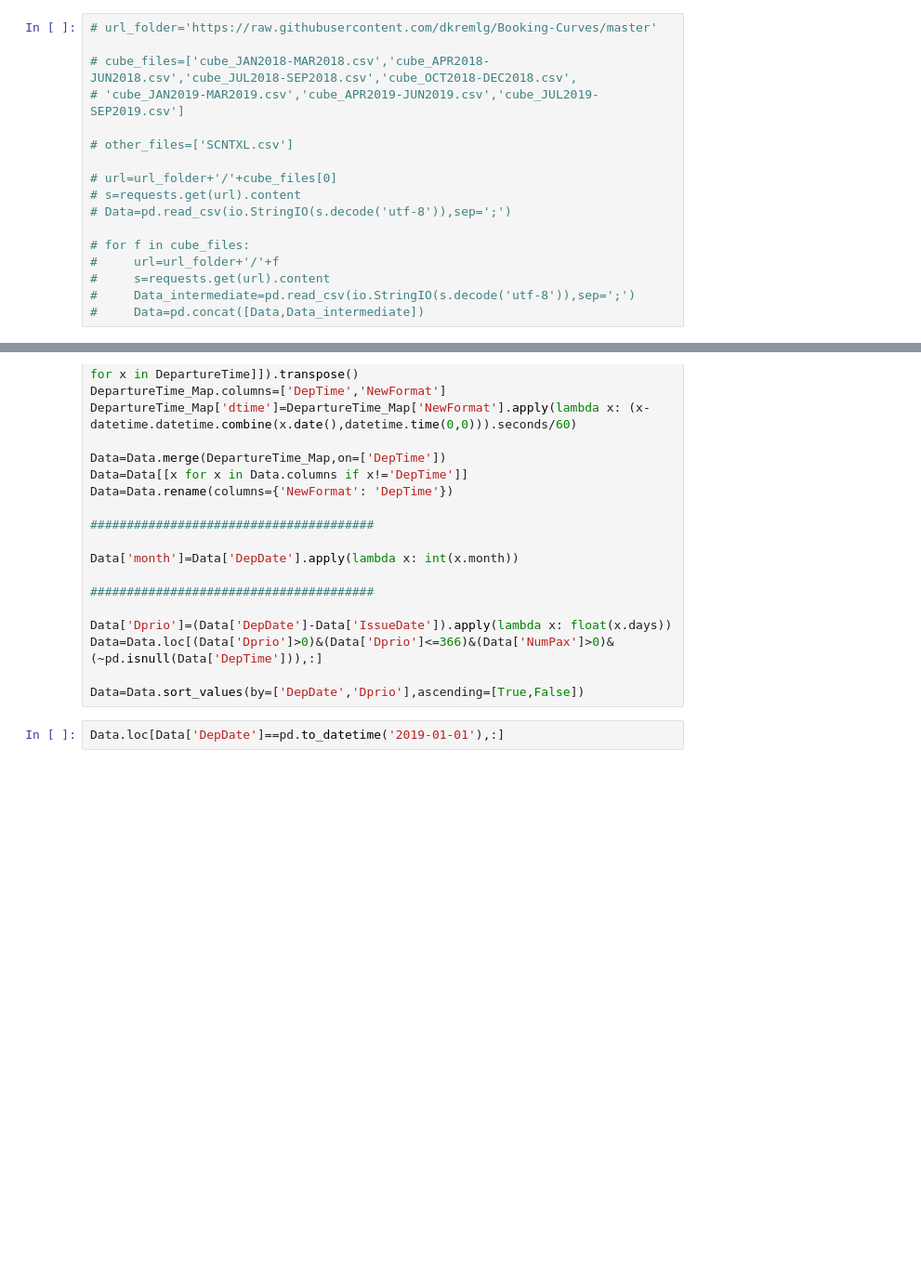
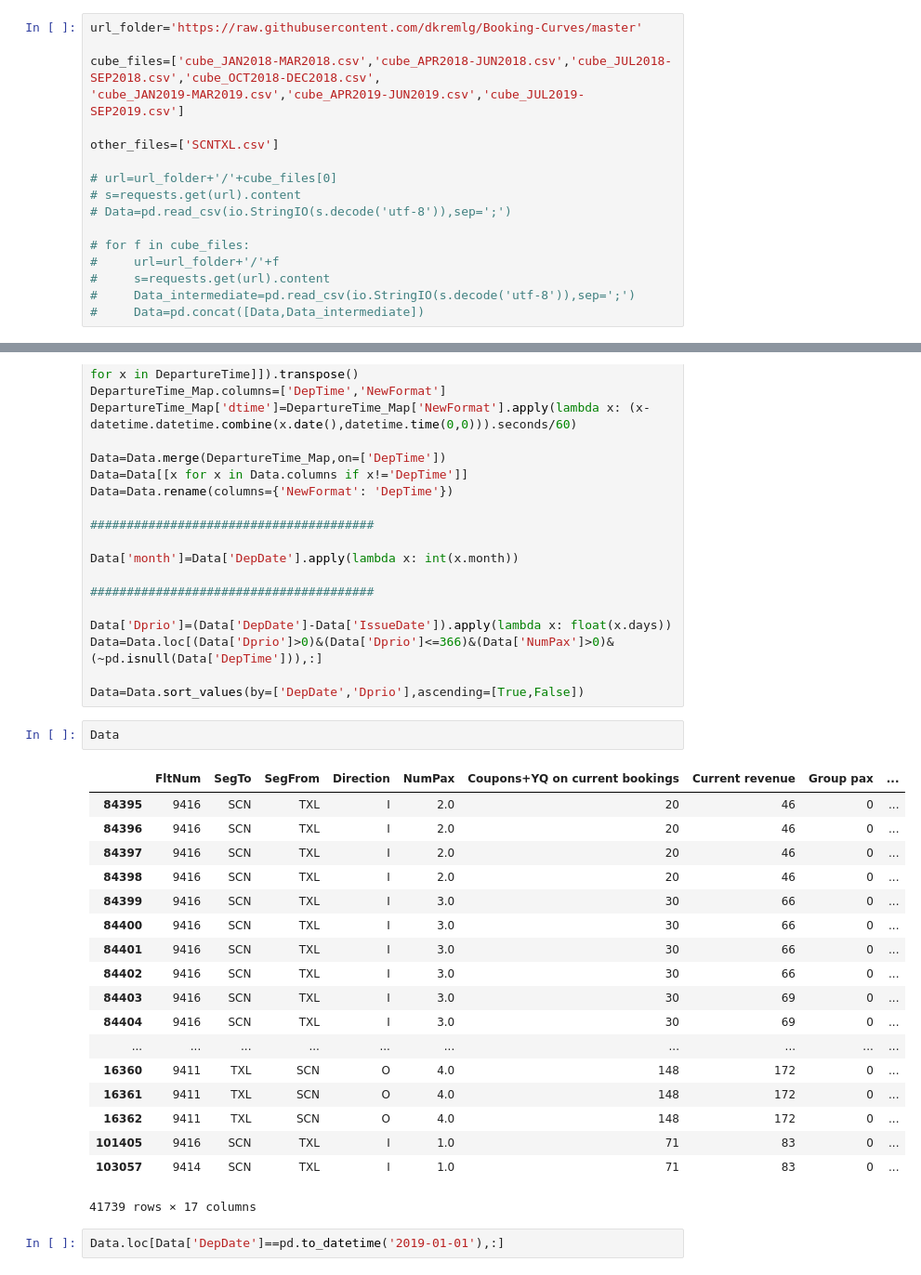
Before and after one commit to dkremlg/Booking-Curves, a Jupyter notebook: Prepare_Pax_Data.ipynb, the cells around one changed output, grey strips where cells are left out. Shown: that part at 93% size. Drawn from its saved outputs; the diff is of its cells as text; blank space fills up the shorter version.

Commit message:
Commit of updated input data

```diff
--- a/Prepare_Pax_Data.ipynb
+++ b/Prepare_Pax_Data.ipynb
@@ -23,12 +23,12 @@ Data=pd.read_csv(io.StringIO(s.decode('utf-8')),sep=';')
 
 other_files=['SCNTXL.csv']
 # %%
-# url_folder='https://raw.githubusercontent.com/dkremlg/Booking-Curves/master'
+url_folder='https://raw.githubusercontent.com/dkremlg/Booking-Curves/master'
 
-# cube_files=['cube_JAN2018-MAR2018.csv','cube_APR2018-JUN2018.csv','cube_JUL2018-SEP2018.csv','cube_OCT2018-DEC2018.csv',
-# 'cube_JAN2019-MAR2019.csv','cube_APR2019-JUN2019.csv','cube_JUL2019-SEP2019.csv']
+cube_files=['cube_JAN2018-MAR2018.csv','cube_APR2018-JUN2018.csv','cube_JUL2018-SEP2018.csv','cube_OCT2018-DEC2018.csv',
+'cube_JAN2019-MAR2019.csv','cube_APR2019-JUN2019.csv','cube_JUL2019-SEP2019.csv']
 
-# other_files=['SCNTXL.csv']
+other_files=['SCNTXL.csv']
 
 # url=url_folder+'/'+cube_files[0]
 # s=requests.get(url).content
@@ -168,6 +168,27 @@ Data['Dprio']=(Data['DepDate']-Data['IssueDate']).apply(lambda x: float(x.days))
 Data=Data.loc[(Data['Dprio']>0)&(Data['Dprio']<=366)&(Data['NumPax']>0)&(~pd.isnull(Data['DepTime'])),:]
 
 Data=Data.sort_values(by=['DepDate','Dprio'],ascending=[True,False])
+# %%
+Data
+# %% [output]
+|  | FltNum | SegTo | SegFrom | Direction | NumPax | Coupons+YQ on current bookings | Current revenue | Group pax | ... |
+| 84395 | 9416 | SCN | TXL | I | 2.0 | 20 | 46 | 0 | ... |
+| 84396 | 9416 | SCN | TXL | I | 2.0 | 20 | 46 | 0 | ... |
+| 84397 | 9416 | SCN | TXL | I | 2.0 | 20 | 46 | 0 | ... |
+| 84398 | 9416 | SCN | TXL | I | 2.0 | 20 | 46 | 0 | ... |
+| 84399 | 9416 | SCN | TXL | I | 3.0 | 30 | 66 | 0 | ... |
+| 84400 | 9416 | SCN | TXL | I | 3.0 | 30 | 66 | 0 | ... |
+| 84401 | 9416 | SCN | TXL | I | 3.0 | 30 | 66 | 0 | ... |
+| 84402 | 9416 | SCN | TXL | I | 3.0 | 30 | 66 | 0 | ... |
+| 84403 | 9416 | SCN | TXL | I | 3.0 | 30 | 69 | 0 | ... |
+| 84404 | 9416 | SCN | TXL | I | 3.0 | 30 | 69 | 0 | ... |
+| ... | ... | ... | ... | ... | ... | ... | ... | ... | ... |
+| 16360 | 9411 | TXL | SCN | O | 4.0 | 148 | 172 | 0 | ... |
+| 16361 | 9411 | TXL | SCN | O | 4.0 | 148 | 172 | 0 | ... |
+| 16362 | 9411 | TXL | SCN | O | 4.0 | 148 | 172 | 0 | ... |
+| 101405 | 9416 | SCN | TXL | I | 1.0 | 71 | 83 | 0 | ... |
+| 103057 | 9414 | SCN | TXL | I | 1.0 | 71 | 83 | 0 | ... |
+41739 rows × 17 columns
 # %%
 Data.loc[Data['DepDate']==pd.to_datetime('2019-01-01'),:]
 # %% [output]
```
Also changed, not shown: parts of 3 cells of this notebook, 11 other files.
